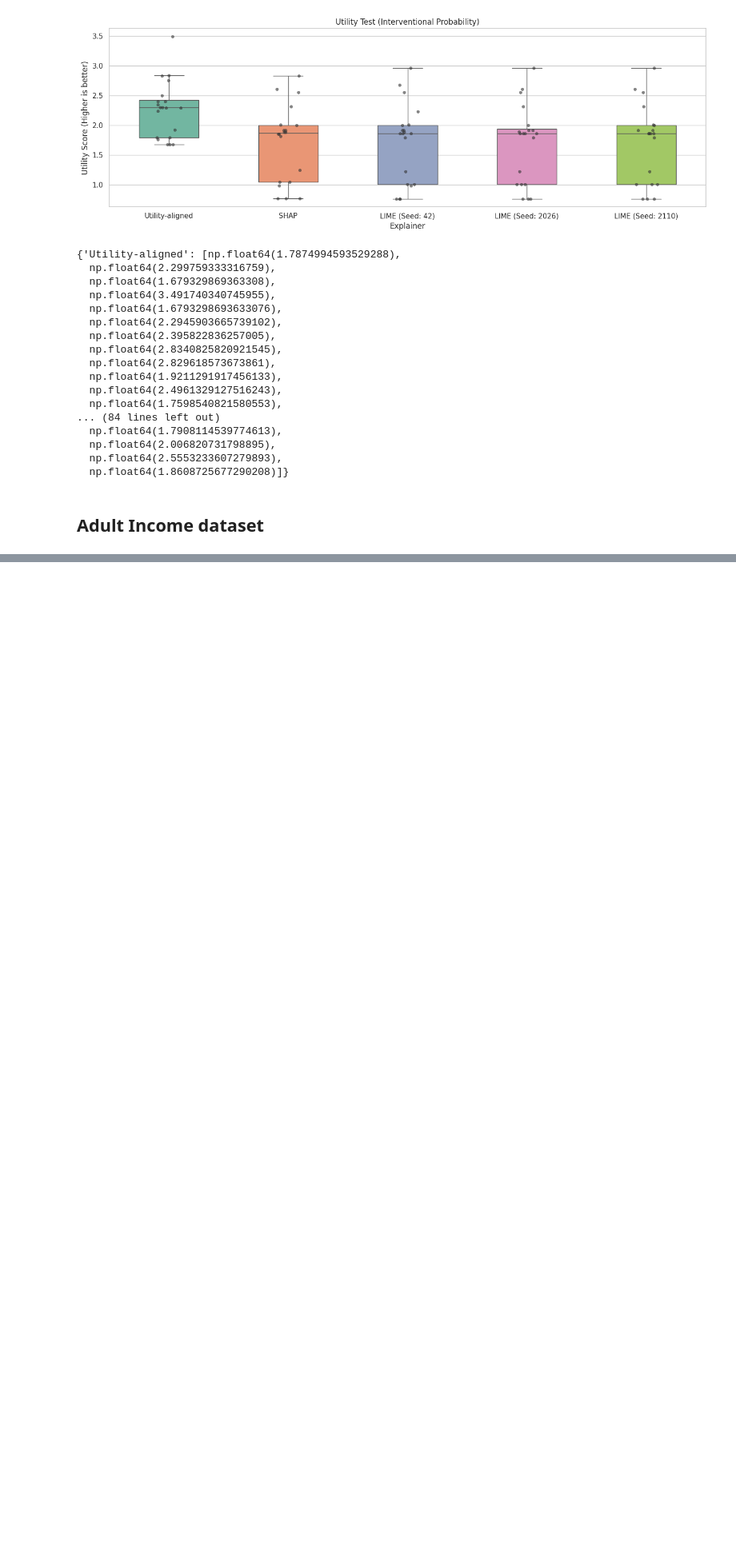
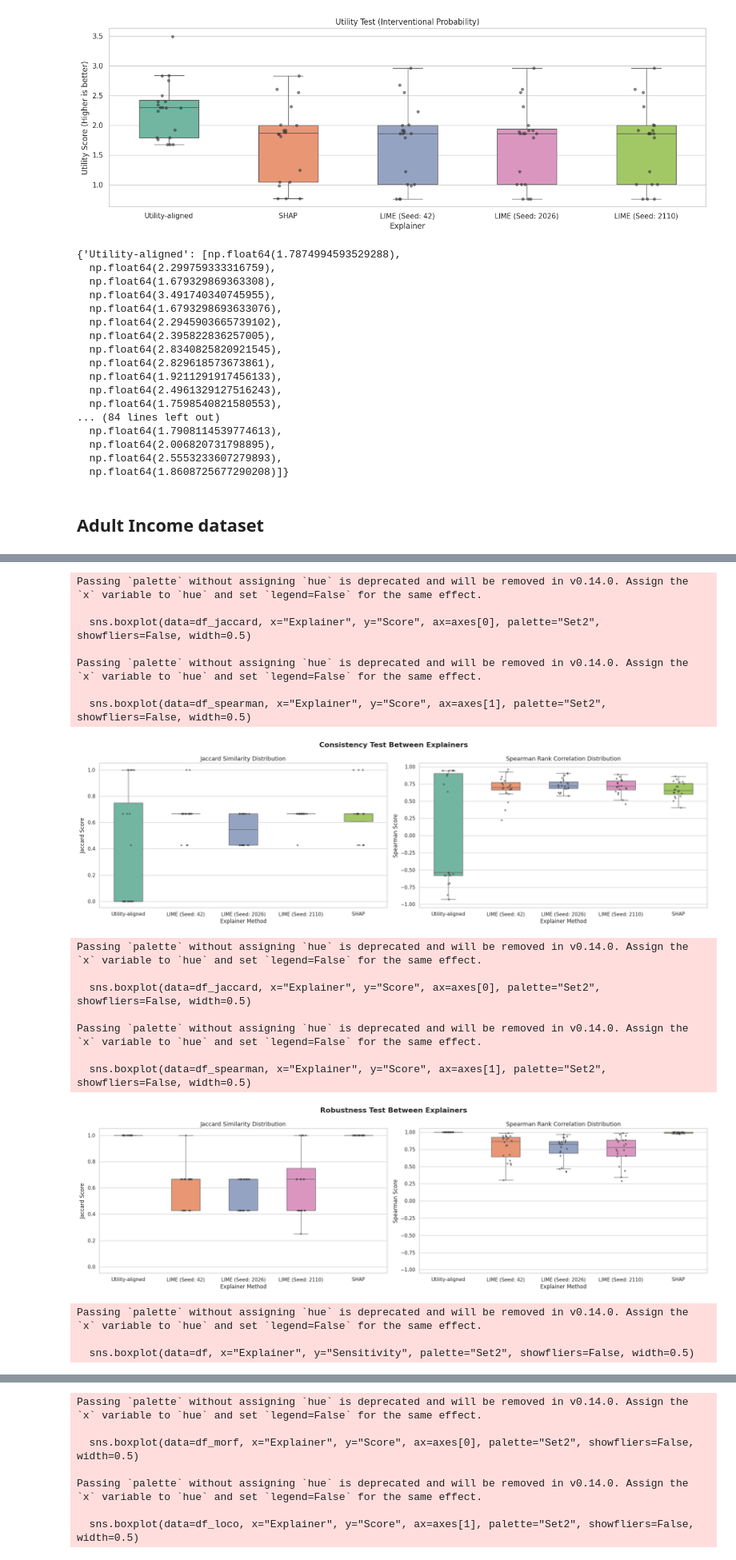
Before and after one commit to alexisvuvietnam/UtilityAlignedExplainer, a Jupyter notebook: empirical_work_tabular.ipynb, the cells around one changed output, grey strips where cells are left out. Shown at 80% size. Saved outputs shown, nothing was run; the diff lists cells and outputs as text; code cells hidden in the pictures; blank space fills up the shorter version.

```diff
--- a/empirical_work_tabular.ipynb
+++ b/empirical_work_tabular.ipynb
@@ -781,0 +891,30 @@ display(adult_graph)
+# %%
+adult_lime_explainers = dict()
+
+for seed in used_seeds:
+    adult_lime_explainer = lime.lime_tabular.LimeTabularExplainer(
+        training_data=X_train_adult.values,
+        feature_names=adult_features,
+        class_names=adult_class_names,
+#        categorical_features=adult_categorical_indices,
+#        discretize_continuous=False,
+        random_state=seed
+    )
+    adult_lime_explainers[seed] = adult_lime_explainer
+adult_shap_explainer = shap.Explainer(adult_model2)
+
+adult_tester2 = ExplainerTester(
+    model=adult_model2,
+    features=adult_features,
+    actions=adult_actions,
+    causal_model=adult_causal,
+    utility_matrix=adult_utility_matrix,
+    X_train=X_train_adult,
+    y_train=y_train_adult,
+    X_test=X_test_adult,
+    lime_explainers=adult_lime_explainers,
+    shap_explainer=adult_shap_explainer,
+    n_samples=20
+)
+
+model_performance(adult_model2, X_test_adult, y_test_adult)
@@ -781,0 +925,22 @@ display(adult_graph)
+# %%
+adult_tester2.do_all_tests(["Sex", "Race", "Country", "Marital_status"], display=True)
+# %% [output]
+Passing `palette` without assigning `hue` is deprecated and will be removed in v0.14.0. Assign the `x` variable to `hue` and set `legend=False` for the same effect.
+
+  sns.boxplot(data=df_jaccard, x="Explainer", y="Score", ax=axes[0], palette="Set2", showfliers=False, width=0.5)
+
+Passing `palette` without assigning `hue` is deprecated and will be removed in v0.14.0. Assign the `x` variable to `hue` and set `legend=False` for the same effect.
+
+  sns.boxplot(data=df_spearman, x="Explainer", y="Score", ax=axes[1], palette="Set2", showfliers=False, width=0.5)
+[figure, added]
+Passing `palette` without assigning `hue` is deprecated and will be removed in v0.14.0. Assign the `x` variable to `hue` and set `legend=False` for the same effect.
+
+  sns.boxplot(data=df_jaccard, x="Explainer", y="Score", ax=axes[0], palette="Set2", showfliers=False, width=0.5)
+
+Passing `palette` without assigning `hue` is deprecated and will be removed in v0.14.0. Assign the `x` variable to `hue` and set `legend=False` for the same effect.
+
+  sns.boxplot(data=df_spearman, x="Explainer", y="Score", ax=axes[1], palette="Set2", showfliers=False, width=0.5)
+[figure, added]
+Passing `palette` without assigning `hue` is deprecated and will be removed in v0.14.0. Assign the `x` variable to `hue` and set `legend=False` for the same effect.
+
+  sns.boxplot(data=df, x="Explainer", y="Sensitivity", palette="Set2", showfliers=False, width=0.5)
@@ -781,0 +948,7 @@ display(adult_graph)
+Passing `palette` without assigning `hue` is deprecated and will be removed in v0.14.0. Assign the `x` variable to `hue` and set `legend=False` for the same effect.
+
+  sns.boxplot(data=df_morf, x="Explainer", y="Score", ax=axes[0], palette="Set2", showfliers=False, width=0.5)
+
+Passing `palette` without assigning `hue` is deprecated and will be removed in v0.14.0. Assign the `x` variable to `hue` and set `legend=False` for the same effect.
+
+  sns.boxplot(data=df_loco, x="Explainer", y="Score", ax=axes[1], palette="Set2", showfliers=False, width=0.5)
```
Also changed, not shown: parts of 24 cells of this notebook, 2 other files.
